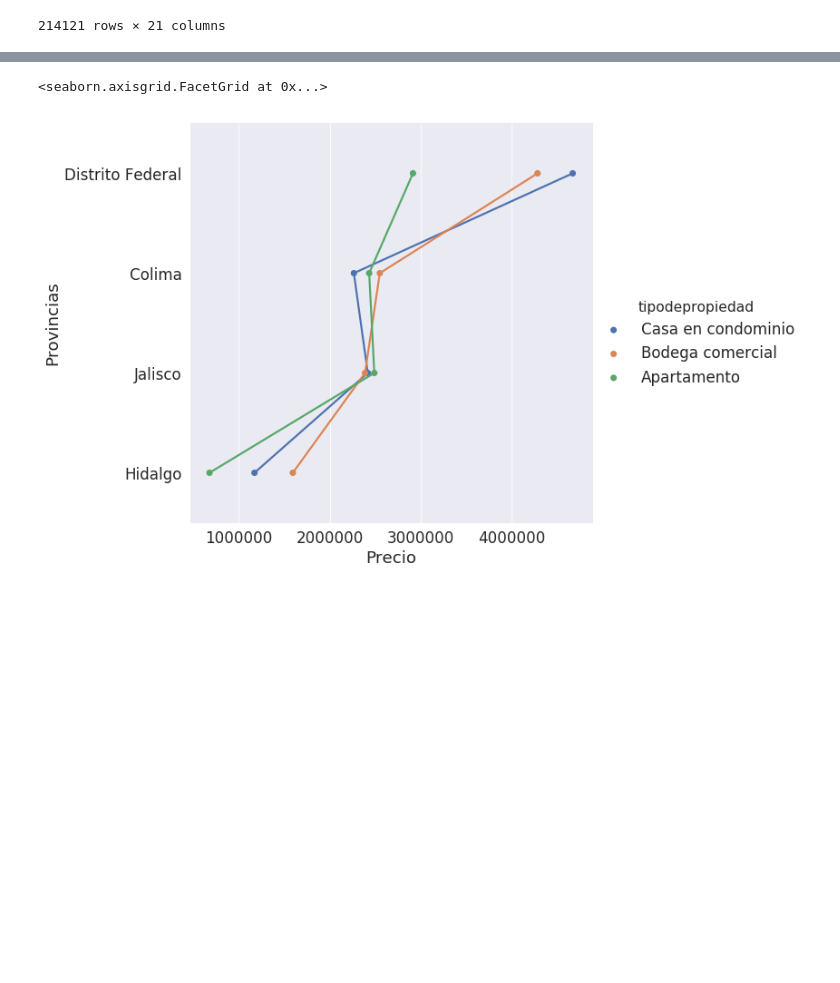
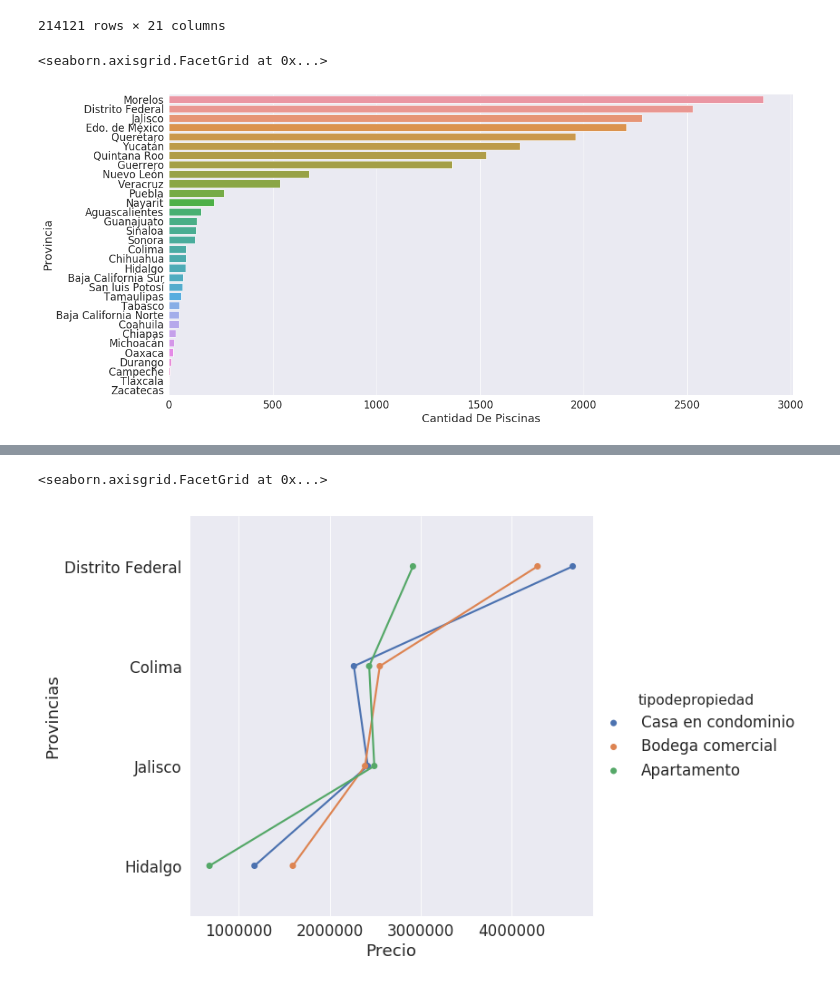
Before and after one commit to AlvaroIribarren/FIUBA-OrgDatos-TP1-Analisis, a Jupyter notebook: DiferenciaProvincias.ipynb, the cells around one changed output, grey strips where cells are left out. Saved outputs shown, nothing was run; the diff lists cells and outputs as text; code cells hidden in the pictures; blank space fills up the shorter version.

```diff
--- a/DiferenciaProvincias.ipynb
+++ b/DiferenciaProvincias.ipynb
@@ -99 +130,14 @@ display(df)
+# %%
+#CANTIDAD DE PISCINAS POR ZONA, EN FORMA ASCENDENTE.
+da = df.groupby('provincia').agg({'piscina':'sum'})
+da.sort_values(by=['piscina'],ascending = [False],inplace = True)
+da.reset_index(inplace=True)
+sns.set_context("paper", font_scale=1.9)
+g4=sns.catplot(y='provincia',x='piscina',kind='bar',
+            data=da,height=8, aspect=2.2,orient='h')
+
+g4.set_axis_labels( "Cantidad De Piscinas","Provincia")
+# %% [output]
+<seaborn.axisgrid.FacetGrid at 0x...>
+[figure, added]
 # %%
```
Also changed, not shown: parts of 9 cells of this notebook.
